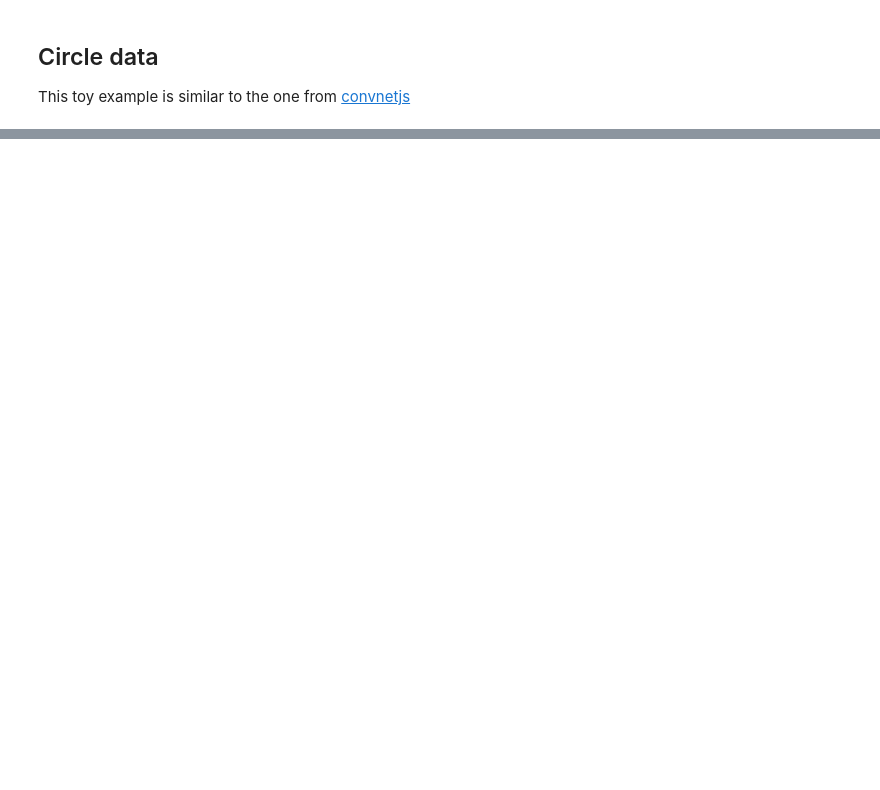
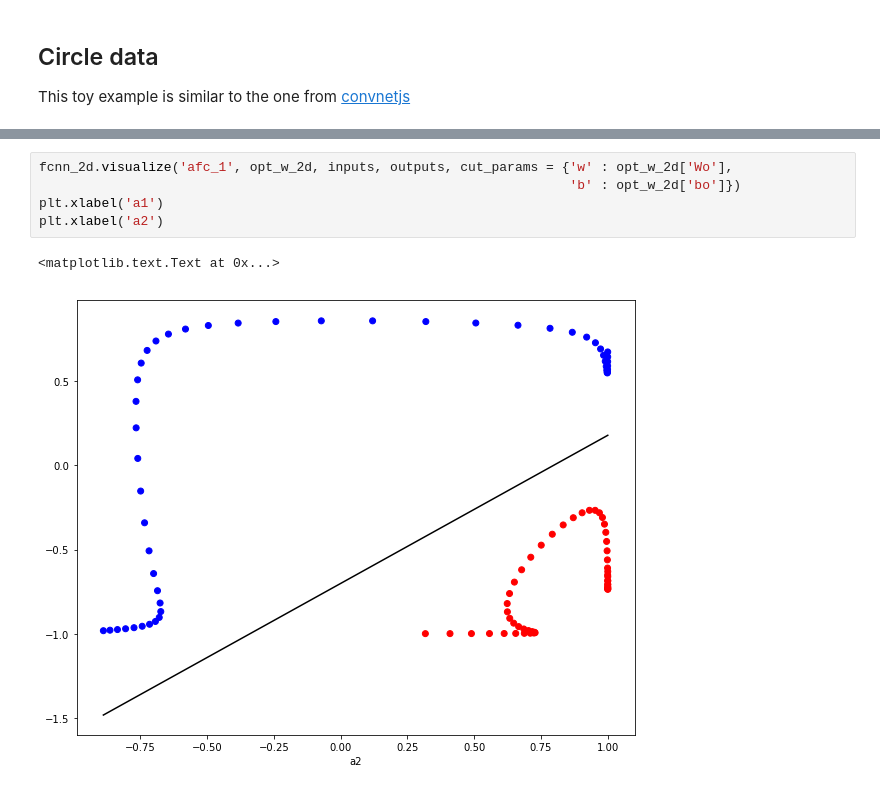
Before and after one commit to minh84/ml-examples, a Jupyter notebook: pysrc/learn_tf/03.nn_fc.ipynb, the cells around one changed output, grey strips where cells are left out. Drawn from its saved outputs; the diff is of its cells as text; blank space fills up the shorter version.

```diff
--- a/pysrc/learn_tf/03.nn_fc.ipynb
+++ b/pysrc/learn_tf/03.nn_fc.ipynb
@@ -195,0 +234,8 @@ opt_w = fcnn.train(inputs[idx], outputs[idx], batch_size, epochs, print_every=10
+# %%
+fcnn_2d.visualize('afc_1', opt_w_2d, inputs, outputs, cut_params = {'w' : opt_w_2d['Wo'],
+                                                                    'b' : opt_w_2d['bo']})
+plt.xlabel('a1')
+plt.xlabel('a2')
+# %% [output]
+<matplotlib.text.Text at 0x...>
+[figure, added]
```
Also changed, not shown: parts of 12 cells of this notebook, 2 other files.
